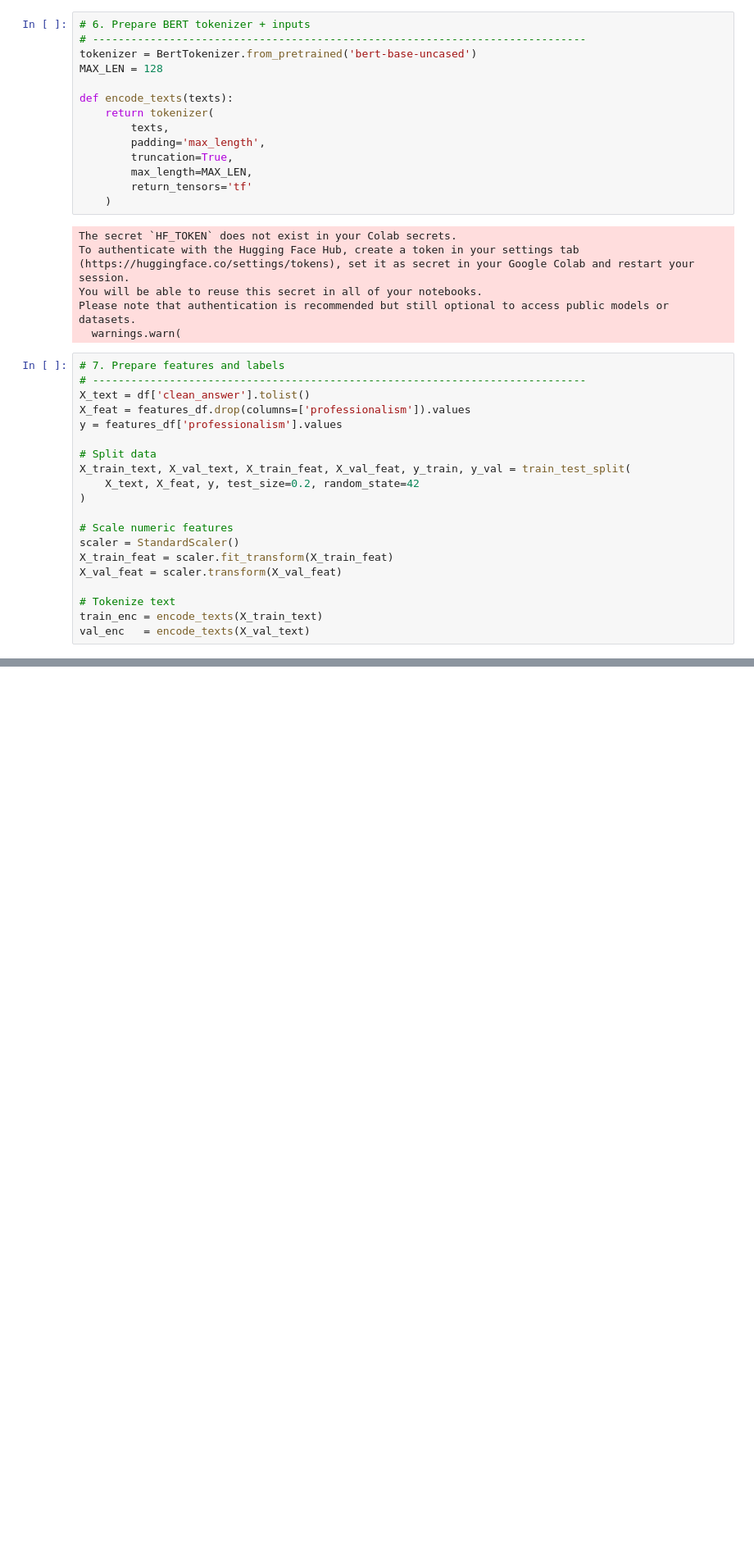
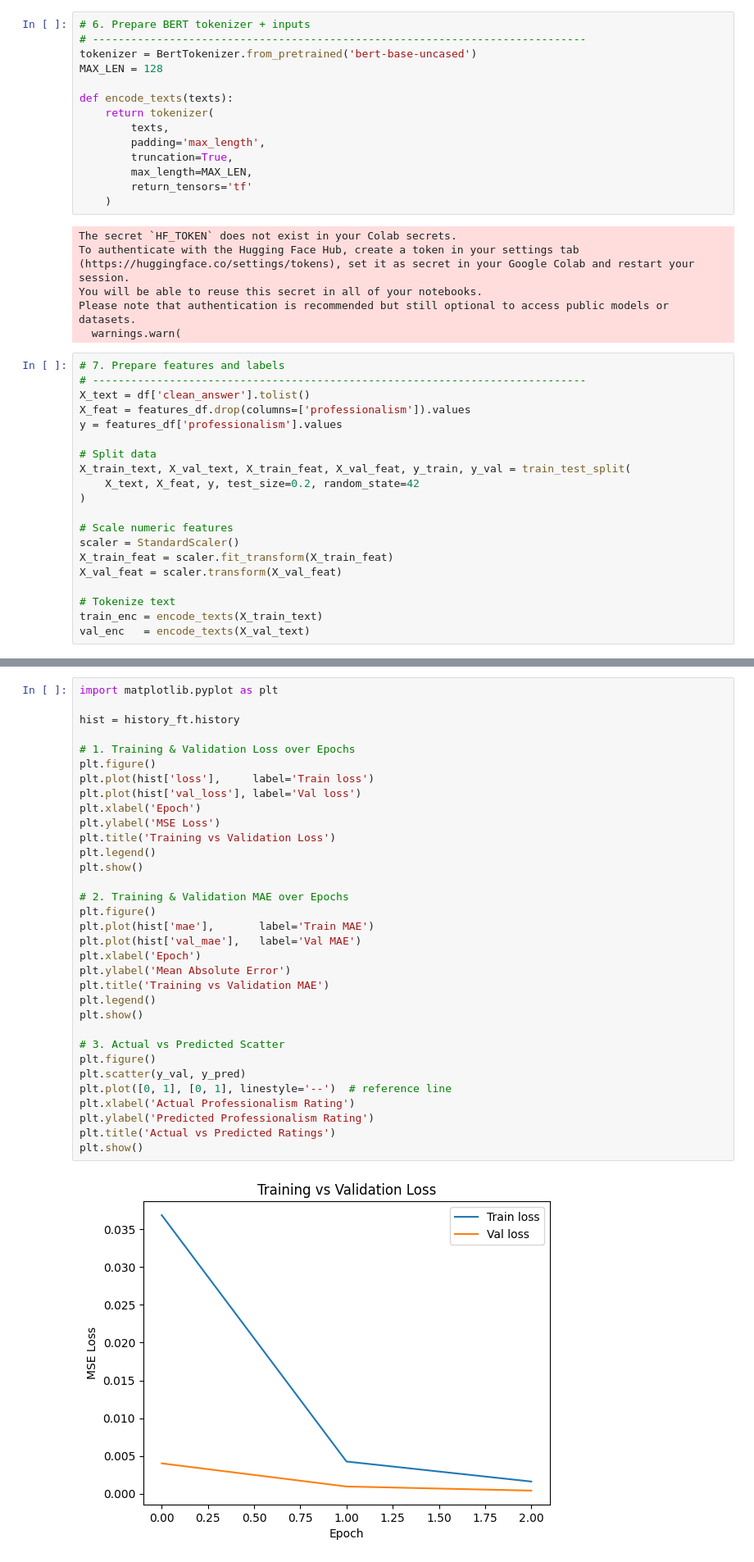
Before and after one commit to pathustler/Smart-Interview-Assistance, a Jupyter notebook: Interview_Assistance.ipynb, the cells around one changed output, grey strips where cells are left out. Shown at 82% size. Drawn from its saved outputs; the diff is of its cells as text; blank space fills up the shorter version.

```diff
--- a/Interview_Assistance.ipynb
+++ b/Interview_Assistance.ipynb
@@ -397,0 +398,35 @@ True: 1.000, Pred: 0.978
+# %%
+import matplotlib.pyplot as plt
+
+hist = history_ft.history
+
+# 1. Training & Validation Loss over Epochs
+plt.figure()
+plt.plot(hist['loss'],     label='Train loss')
+plt.plot(hist['val_loss'], label='Val loss')
+plt.xlabel('Epoch')
+plt.ylabel('MSE Loss')
+plt.title('Training vs Validation Loss')
+plt.legend()
+plt.show()
+
+# 2. Training & Validation MAE over Epochs
+plt.figure()
+plt.plot(hist['mae'],       label='Train MAE')
+plt.plot(hist['val_mae'],   label='Val MAE')
+plt.xlabel('Epoch')
+plt.ylabel('Mean Absolute Error')
+plt.title('Training vs Validation MAE')
+plt.legend()
+plt.show()
+
+# 3. Actual vs Predicted Scatter
+plt.figure()
+plt.scatter(y_val, y_pred)
+plt.plot([0, 1], [0, 1], linestyle='--')  # reference line
+plt.xlabel('Actual Professionalism Rating')
+plt.ylabel('Predicted Professionalism Rating')
+plt.title('Actual vs Predicted Ratings')
+plt.show()
+# %% [output]
+[figure, added]
```
Also changed, not shown: parts of 5 cells of this notebook.
